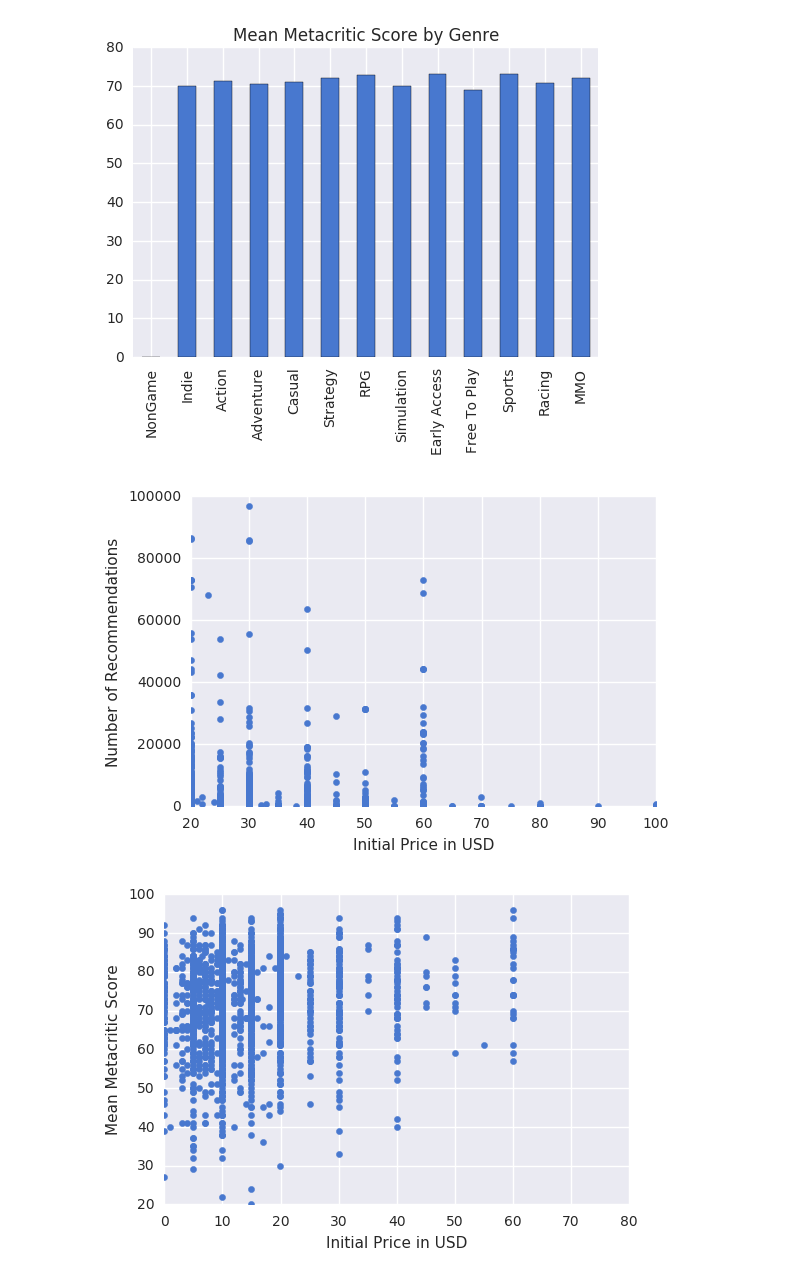
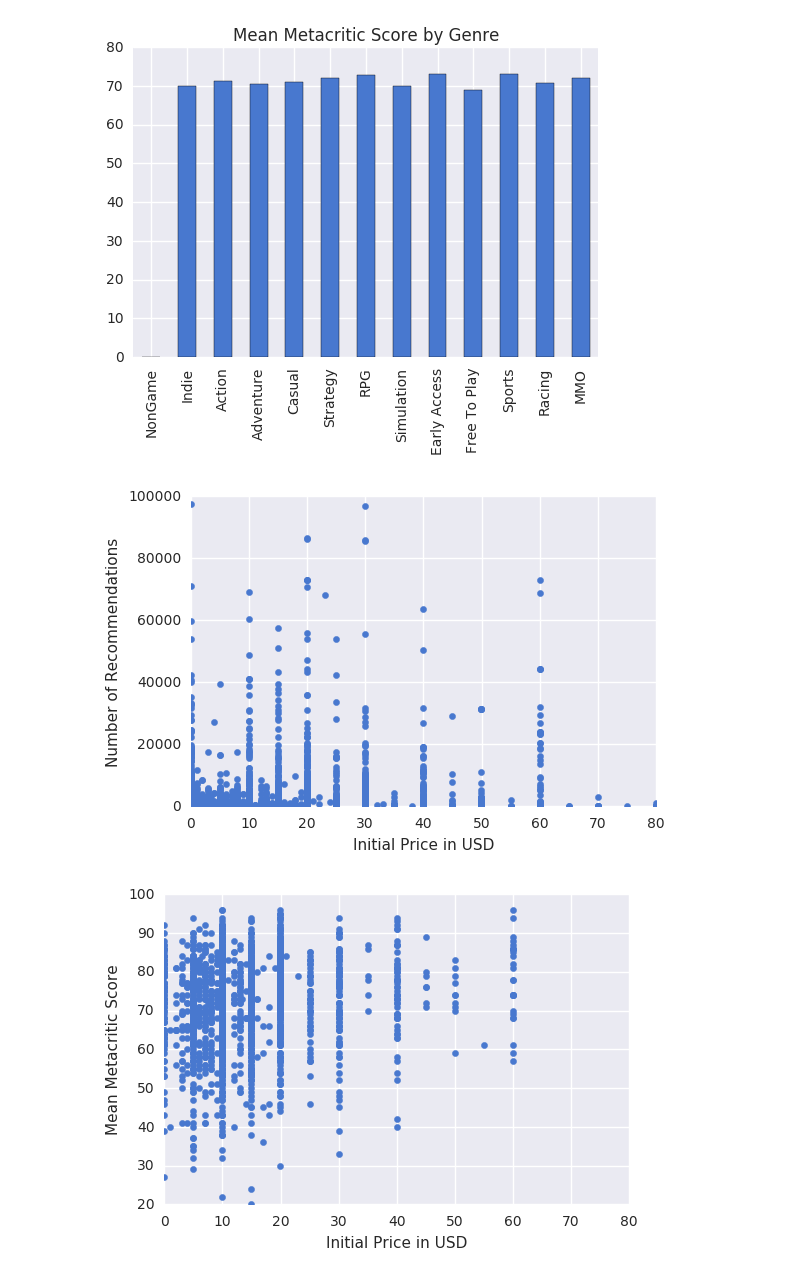
Before and after one commit to CraigKelly/steam-data, a Jupyter notebook: analysis/analysis-elh.ipynb, the cells around one changed output. Drawn from its saved outputs; the diff is of its cells as text; code cells hidden in the pictures.

```diff
--- a/analysis/analysis-elh.ipynb
+++ b/analysis/analysis-elh.ipynb
@@ -155,13 +155,13 @@ plt.savefig("../report/genre-metacritic-bar.png", bbox_inches='tight');
 # %%
 #Recommendations by Price (Y,X)
 c = plt.scatter(DF['PriceInitial'],DF['RecommendationCount'], color=sea.color_palette()[0])
 plt.xlabel("Initial Price in USD")
 plt.ylabel("Number of Recommendations")
-plt.xlim((20,100))
-plt.ylim(0, 100000)
+plt.xlim((0,80))
+plt.ylim((0, 100000))
 plt.savefig("../report/price-recommendations-scatter.png", bbox_inches='tight');
 # %% [output]
-[figure, old version]
+[figure, new version]
 # %%
 #Metacritic score by Price (Y,X)
 c = plt.scatter(DF['PriceInitial'],DF['Metacritic'], color=sea.color_palette()[0])
```
Also changed, not shown: 2 other files.
